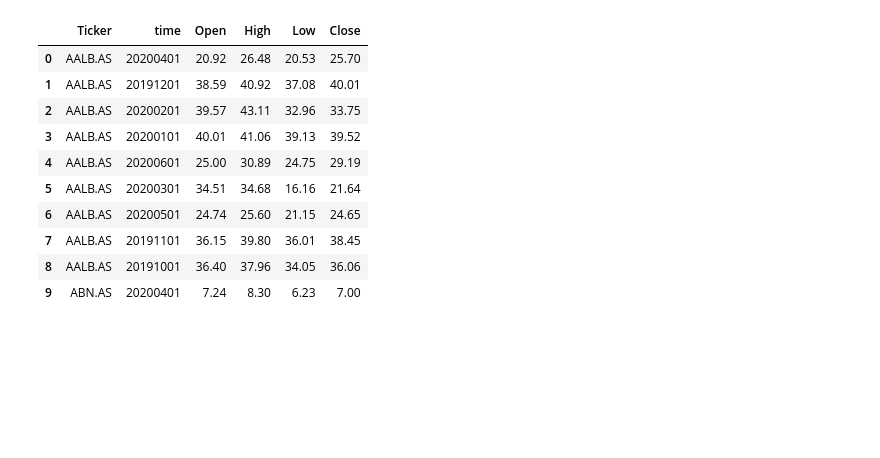
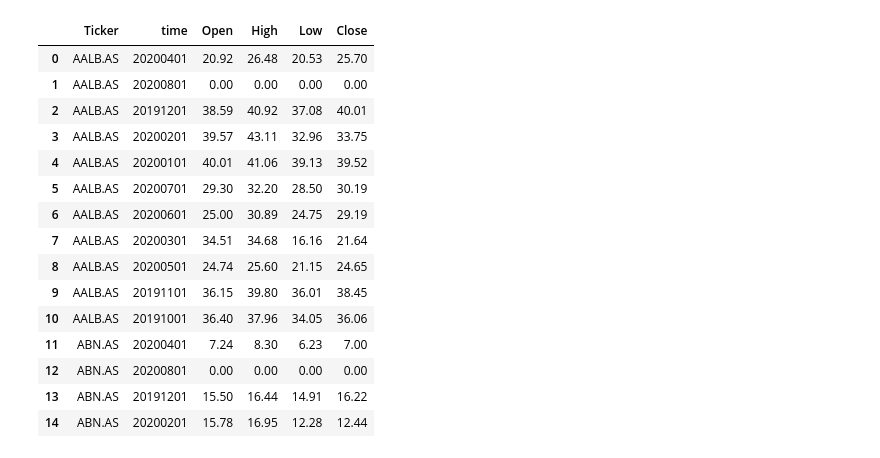
Before and after one commit to LukasTheMouse/Ironhack_project2_NinaLukas, a Jupyter notebook: Data Manipulation .ipynb, the cells around one changed output. Saved outputs shown, nothing was run; the diff lists cells and outputs as text; code cells hidden in the pictures; blank space fills up the shorter version.

```diff
--- a/Data Manipulation .ipynb
+++ b/Data Manipulation .ipynb
@@ -9,19 +14,24 @@ mapping_data = pd.read_csv('Companyprofiles.csv')
 # %%
 columns = ['Ticker', 'time', 'Open', 'High', 'Low','Close']
 stock_data = stock_data[columns]
-stock_data.head(10)
+stock_data.head(15)
 # %% [output]
 |  | Ticker | time | Open | High | Low | Close |
 | 0 | AALB.AS | 20200401 | 20.92 | 26.48 | 20.53 | 25.70 |
-| 1 | AALB.AS | 20191201 | 38.59 | 40.92 | 37.08 | 40.01 |
-| 2 | AALB.AS | 20200201 | 39.57 | 43.11 | 32.96 | 33.75 |
-| 3 | AALB.AS | 20200101 | 40.01 | 41.06 | 39.13 | 39.52 |
-| 4 | AALB.AS | 20200601 | 25.00 | 30.89 | 24.75 | 29.19 |
-| 5 | AALB.AS | 20200301 | 34.51 | 34.68 | 16.16 | 21.64 |
-| 6 | AALB.AS | 20200501 | 24.74 | 25.60 | 21.15 | 24.65 |
-| 7 | AALB.AS | 20191101 | 36.15 | 39.80 | 36.01 | 38.45 |
-| 8 | AALB.AS | 20191001 | 36.40 | 37.96 | 34.05 | 36.06 |
-| 9 | ABN.AS | 20200401 | 7.24 | 8.30 | 6.23 | 7.00 |
+| 1 | AALB.AS | 20200801 | 0.00 | 0.00 | 0.00 | 0.00 |
+| 2 | AALB.AS | 20191201 | 38.59 | 40.92 | 37.08 | 40.01 |
+| 3 | AALB.AS | 20200201 | 39.57 | 43.11 | 32.96 | 33.75 |
+| 4 | AALB.AS | 20200101 | 40.01 | 41.06 | 39.13 | 39.52 |
+| 5 | AALB.AS | 20200701 | 29.30 | 32.20 | 28.50 | 30.19 |
+| 6 | AALB.AS | 20200601 | 25.00 | 30.89 | 24.75 | 29.19 |
+| 7 | AALB.AS | 20200301 | 34.51 | 34.68 | 16.16 | 21.64 |
+| 8 | AALB.AS | 20200501 | 24.74 | 25.60 | 21.15 | 24.65 |
+| 9 | AALB.AS | 20191101 | 36.15 | 39.80 | 36.01 | 38.45 |
+| 10 | AALB.AS | 20191001 | 36.40 | 37.96 | 34.05 | 36.06 |
+| 11 | ABN.AS | 20200401 | 7.24 | 8.30 | 6.23 | 7.00 |
+| 12 | ABN.AS | 20200801 | 0.00 | 0.00 | 0.00 | 0.00 |
+| 13 | ABN.AS | 20191201 | 15.50 | 16.44 | 14.91 | 16.22 |
+| 14 | ABN.AS | 20200201 | 15.78 | 16.95 | 12.28 | 12.44 |
 # %%
 #Left merge tables on ticker
 new_table = stock_data.merge(right = return_data, on='Ticker', how='left')
```
Also changed, not shown: parts of 13 cells of this notebook.
